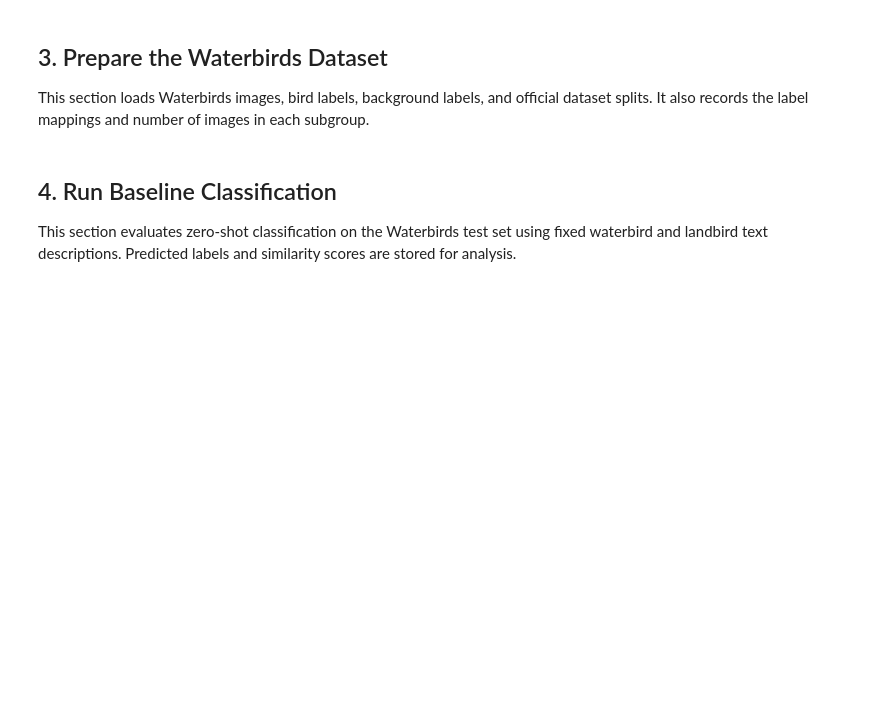
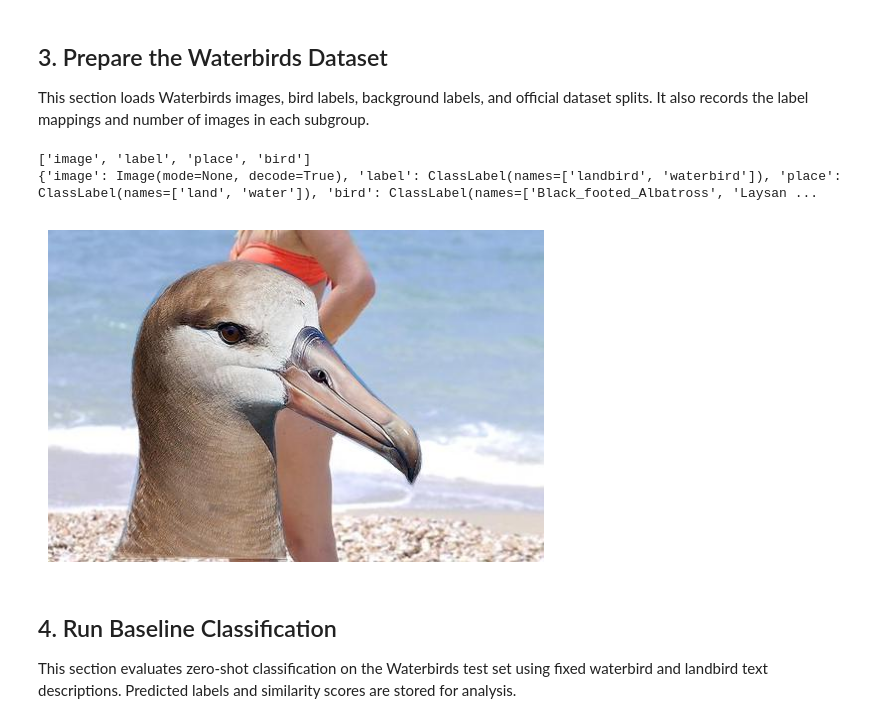
Before and after one commit to ffirani/jku-ai-visualization, a Jupyter notebook: Phase_1/Manual Team/Analysis.ipynb, the cells around one changed output. Drawn from its saved outputs; the diff is of its cells as text; code cells hidden in the pictures; blank space fills up the shorter version.

```diff
--- a/Phase_1/Manual Team/Analysis.ipynb
+++ b/Phase_1/Manual Team/Analysis.ipynb
@@ -28,7 +54,19 @@ processor = CLIPProcessor.from_pretrained("openai/clip-vit-base-patch32")
 
 This section loads Waterbirds images, bird labels, background labels, and official dataset splits. It also records the label mappings and number of images in each subgroup.
 # %%
-# Write your code here
+dataset = load_dataset("grodino/waterbirds",split="test",cache_dir="./cache")
+print(dataset.column_names)
+print(dataset.features)
+sample = dataset[0]
+image = sample["image"]
+
+plt.imshow(image)
+plt.axis("off")
+plt.show()
+# %% [output]
+['image', 'label', 'place', 'bird']
+{'image': Image(mode=None, decode=True), 'label': ClassLabel(names=['landbird', 'waterbird']), 'place': ClassLabel(names=['land', 'water']), 'bird': ClassLabel(names=['Black_footed_Albatross', 'Laysan ...
+[figure, added]
 # %% [markdown]
 ## 4. Run Baseline Classification
 
```
Also changed, not shown: parts of 3 cells of this notebook.
